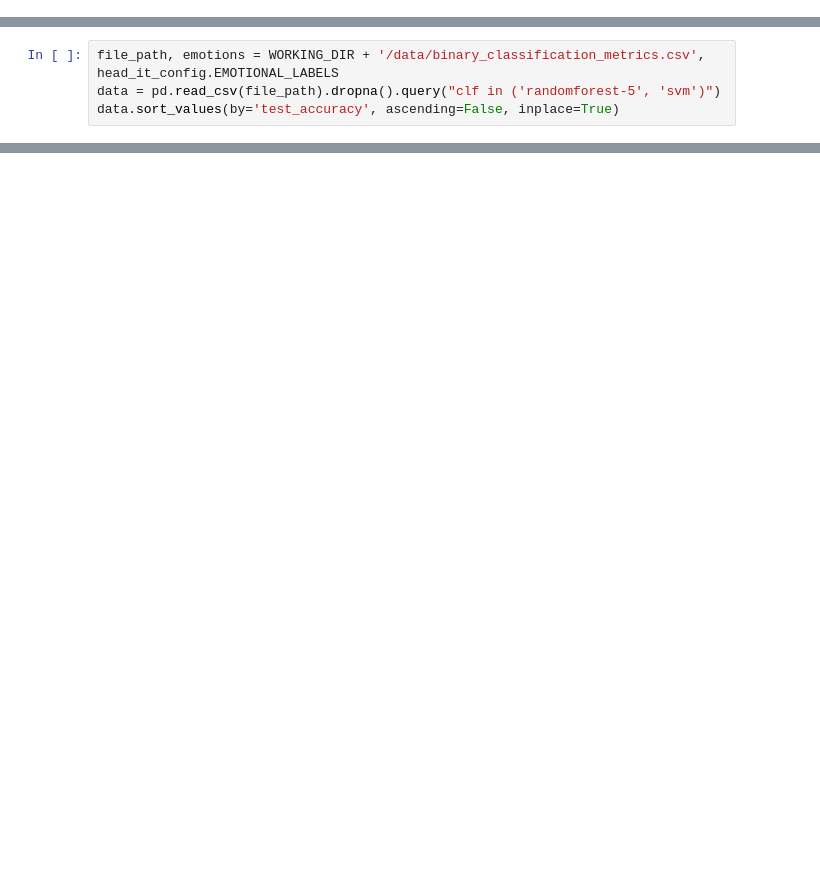
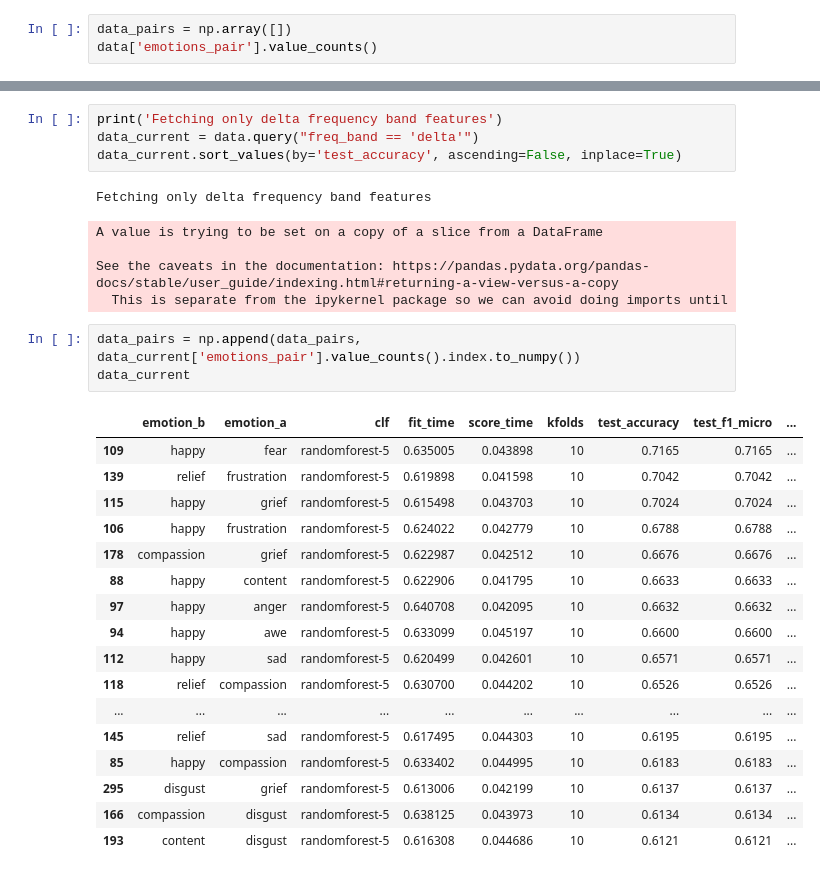
Before and after one commit to ARGHZ/feelings-in-eeg, a Jupyter notebook: notebooks/clf_results.ipynb, the cells around one changed output, grey strips where cells are left out. Drawn from its saved outputs; the diff is of its cells as text; blank space fills up the shorter version.

```diff
--- a/notebooks/clf_results.ipynb
+++ b/notebooks/clf_results.ipynb
@@ -33,0 +49,3 @@ data
+# %%
+data_pairs = np.array([])
+data['emotions_pair'].value_counts()
@@ -40,4 +101,0 @@ np.unique(clf_samples, return_counts=True)
-# %%
-file_path, emotions = WORKING_DIR + '/data/binary_classification_metrics.csv', head_it_config.EMOTIONAL_LABELS
-data = pd.read_csv(file_path).dropna().query("clf in ('randomforest-5', 'svm')")
-data.sort_values(by='test_accuracy', ascending=False, inplace=True)
@@ -59,0 +102,31 @@ data
+# %%
+print('Fetching only delta frequency band features')
+data_current = data.query("freq_band == 'delta'")
+data_current.sort_values(by='test_accuracy', ascending=False, inplace=True)
+# %% [output]
+Fetching only delta frequency band features
+A value is trying to be set on a copy of a slice from a DataFrame
+
+See the caveats in the documentation: https://pandas.pydata.org/pandas-docs/stable/user_guide/indexing.html#returning-a-view-versus-a-copy
+  This is separate from the ipykernel package so we can avoid doing imports until
+# %%
+data_pairs = np.append(data_pairs, data_current['emotions_pair'].value_counts().index.to_numpy())
+data_current
+# %% [output]
+|  | emotion_b | emotion_a | clf | fit_time | score_time | kfolds | test_accuracy | test_f1_micro | ... |
+| 109 | happy | fear | randomforest-5 | 0.635005 | 0.043898 | 10 | 0.7165 | 0.7165 | ... |
+| 139 | relief | frustration | randomforest-5 | 0.619898 | 0.041598 | 10 | 0.7042 | 0.7042 | ... |
+| 115 | happy | grief | randomforest-5 | 0.615498 | 0.043703 | 10 | 0.7024 | 0.7024 | ... |
+| 106 | happy | frustration | randomforest-5 | 0.624022 | 0.042779 | 10 | 0.6788 | 0.6788 | ... |
+| 178 | compassion | grief | randomforest-5 | 0.622987 | 0.042512 | 10 | 0.6676 | 0.6676 | ... |
+| 88 | happy | content | randomforest-5 | 0.622906 | 0.041795 | 10 | 0.6633 | 0.6633 | ... |
+| 97 | happy | anger | randomforest-5 | 0.640708 | 0.042095 | 10 | 0.6632 | 0.6632 | ... |
+| 94 | happy | awe | randomforest-5 | 0.633099 | 0.045197 | 10 | 0.6600 | 0.6600 | ... |
+| 112 | happy | sad | randomforest-5 | 0.620499 | 0.042601 | 10 | 0.6571 | 0.6571 | ... |
+| 118 | relief | compassion | randomforest-5 | 0.630700 | 0.044202 | 10 | 0.6526 | 0.6526 | ... |
+| ... | ... | ... | ... | ... | ... | ... | ... | ... | ... |
+| 145 | relief | sad | randomforest-5 | 0.617495 | 0.044303 | 10 | 0.6195 | 0.6195 | ... |
+| 85 | happy | compassion | randomforest-5 | 0.633402 | 0.044995 | 10 | 0.6183 | 0.6183 | ... |
+| 295 | disgust | grief | randomforest-5 | 0.613006 | 0.042199 | 10 | 0.6137 | 0.6137 | ... |
+| 166 | compassion | disgust | randomforest-5 | 0.638125 | 0.043973 | 10 | 0.6134 | 0.6134 | ... |
+| 193 | content | disgust | randomforest-5 | 0.616308 | 0.044686 | 10 | 0.6121 | 0.6121 | ... |
```
Also changed, not shown: parts of 26 cells of this notebook, 11 other files.
